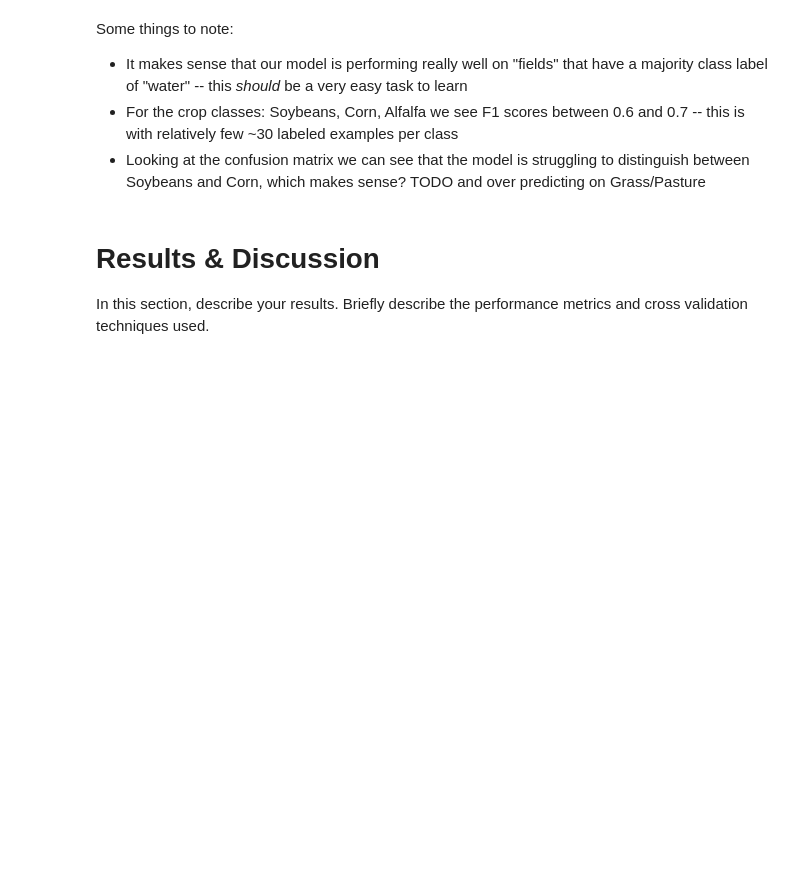
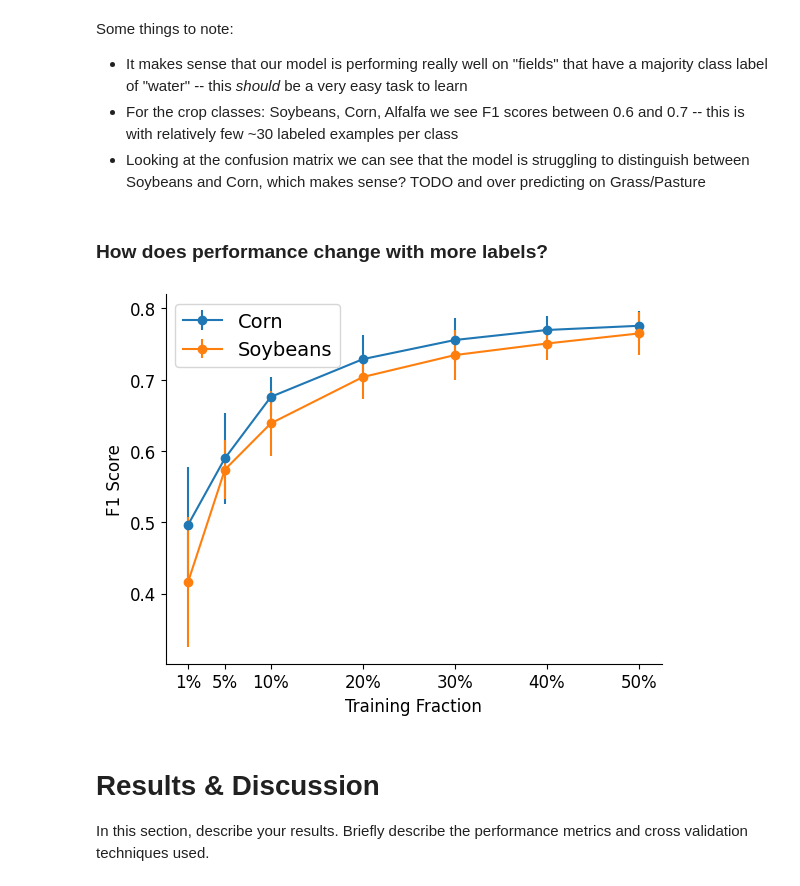
Before and after one commit to fieldsoftheworld/neurips2025-ccai-tutorial, a Jupyter notebook: 0.0-agriculture-monitoring-with-ftw.ipynb, the cells around one changed output. Cells and saved outputs as stored; diff of their text form; code cells hidden in the pictures; blank space fills up the shorter version.

```diff
--- a/0.0-agriculture-monitoring-with-ftw.ipynb
+++ b/0.0-agriculture-monitoring-with-ftw.ipynb
@@ -520,3 +593,5 @@ Some things to note:
 - It makes sense that our model is performing really well on "fields" that have a majority class label of "water" -- this _should_ be a very easy task to learn
 - For the crop classes: Soybeans, Corn, Alfalfa we see F1 scores between 0.6 and 0.7 -- this is with relatively few ~30 labeled examples per class
 - Looking at the confusion matrix we can see that the model is struggling to distinguish between Soybeans and Corn, which makes sense? TODO and over predicting on Grass/Pasture
+# %% [markdown]
+### How does performance change with more labels?
@@ -523,3 +630,19 @@ Some things to note:
+# %%
+plt.figure()
+ax = plt.gca()
+plt.errorbar(xs, ys_corn.mean(axis=1), yerr=ys_corn.std(axis=1), label="Corn", marker="o")
+plt.errorbar(xs, ys_soybean.mean(axis=1), yerr=ys_soybean.std(axis=1), label="Soybeans", marker="o")
+plt.xlabel("Training Fraction", fontsize=12)
+plt.ylabel("F1 Score", fontsize=12)
+plt.yticks(fontsize=12)
+plt.xticks(xs, [f"{x*100:.0f}%" for x in xs], fontsize=12)
+plt.legend(fontsize=14)
+ax.spines["top"].set_visible(False)
+ax.spines["right"].set_visible(False)
+plt.show()
+plt.close()
+# %% [output]
+[figure, added]
 # %% [markdown]
 <a name="results-and-discussion"></a>
 # Results & Discussion
```
Also changed, not shown: parts of 20 cells of this notebook.
